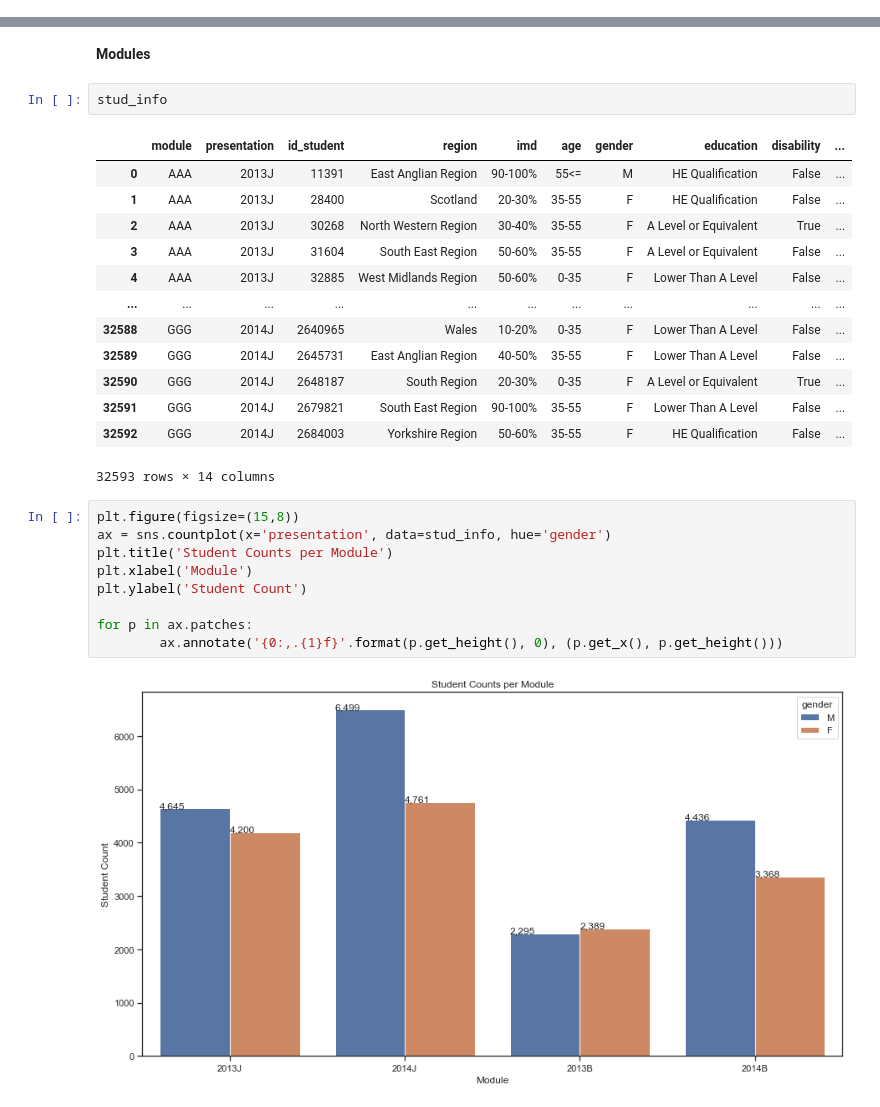
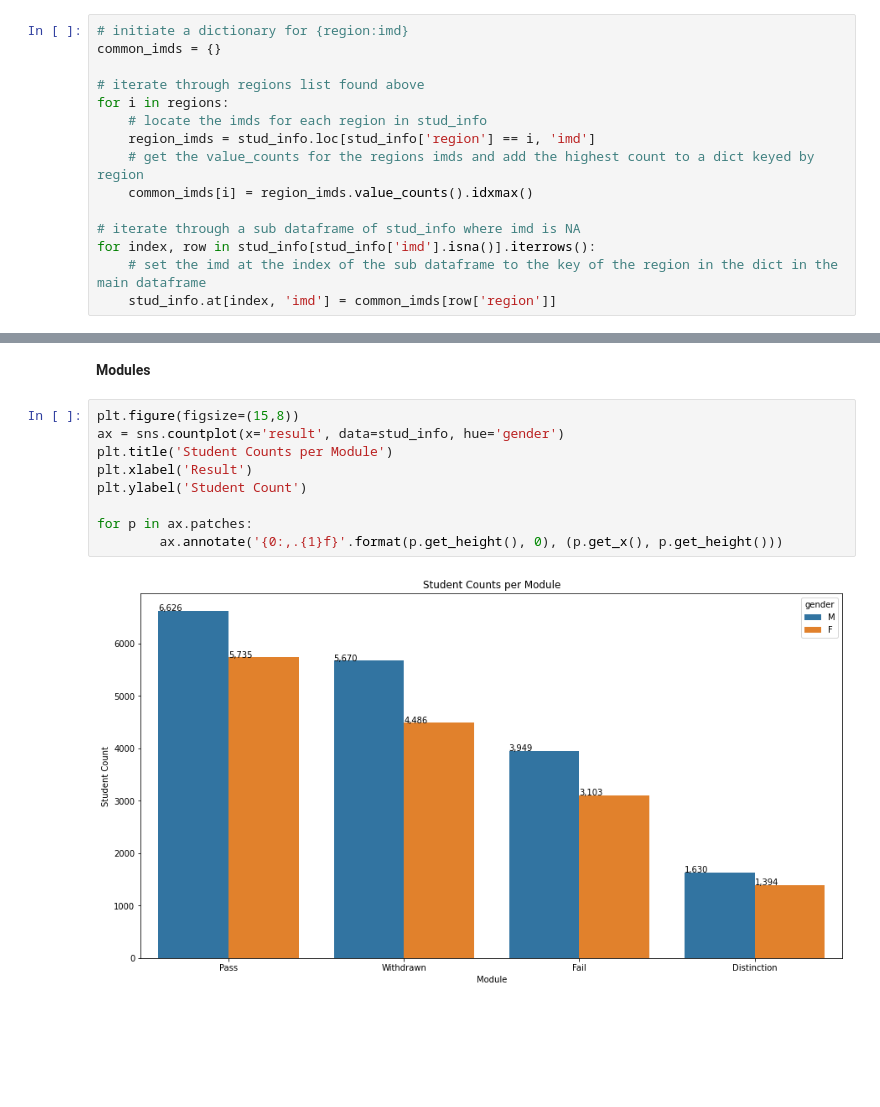
Before and after one commit to freyjagarner/Student-Data-Analysis, a Jupyter notebook: Capstone/Student_Info.ipynb, the cells around one changed output, grey strips where cells are left out. Cells and saved outputs as stored; diff of their text form; blank space fills up the shorter version.

Commit message:
Finish student info preliminary cleanup

```diff
--- a/Capstone/Student_Info.ipynb
+++ b/Capstone/Student_Info.ipynb
@@ -237,3 +257,18 @@ md(f'''
+# %%
+# initiate a dictionary for {region:imd}
+common_imds = {}
+
+# iterate through regions list found above
+for i in regions:
+    # locate the imds for each region in stud_info
+    region_imds = stud_info.loc[stud_info['region'] == i, 'imd']
+    # get the value_counts for the regions imds and add the highest count to a dict keyed by region
+    common_imds[i] = region_imds.value_counts().idxmax()
+
+# iterate through a sub dataframe of stud_info where imd is NA
+for index, row in stud_info[stud_info['imd'].isna()].iterrows():
+    # set the imd at the index of the sub dataframe to the key of the region in the dict in the main dataframe
+    stud_info.at[index, 'imd'] = common_imds[row['region']]
 # %% [markdown]
 **Duplicate Values**
 # %%
@@ -482,30 +507,14 @@ student_registration.loc[student_registration['date_unregistration'] > 269]
 * It seems to be just this one student is an outlier, but should not affect our overall analysis so we will leave this intact
 # %% [markdown]
 **Modules**
-# %%
-stud_info
-# %% [output]
-|  | module | presentation | id_student | region | imd | age | gender | education | disability | ... |
-| 0 | AAA | 2013J | 11391 | East Anglian Region | 90-100% | 55<= | M | HE Qualification | False | ... |
-| 1 | AAA | 2013J | 28400 | Scotland | 20-30% | 35-55 | F | HE Qualification | False | ... |
-| 2 | AAA | 2013J | 30268 | North Western Region | 30-40% | 35-55 | F | A Level or Equivalent | True | ... |
-| 3 | AAA | 2013J | 31604 | South East Region | 50-60% | 35-55 | F | A Level or Equivalent | False | ... |
-| 4 | AAA | 2013J | 32885 | West Midlands Region | 50-60% | 0-35 | F | Lower Than A Level | False | ... |
-| ... | ... | ... | ... | ... | ... | ... | ... | ... | ... | ... |
-| 32588 | GGG | 2014J | 2640965 | Wales | 10-20% | 0-35 | F | Lower Than A Level | False | ... |
-| 32589 | GGG | 2014J | 2645731 | East Anglian Region | 40-50% | 35-55 | F | Lower Than A Level | False | ... |
-| 32590 | GGG | 2014J | 2648187 | South Region | 20-30% | 0-35 | F | A Level or Equivalent | True | ... |
-| 32591 | GGG | 2014J | 2679821 | South East Region | 90-100% | 35-55 | F | Lower Than A Level | False | ... |
-| 32592 | GGG | 2014J | 2684003 | Yorkshire Region | 50-60% | 35-55 | F | HE Qualification | False | ... |
-32593 rows × 14 columns
 # %%
 plt.figure(figsize=(15,8))
-ax = sns.countplot(x='presentation', data=stud_info, hue='gender')
+ax = sns.countplot(x='result', data=stud_info, hue='gender')
 plt.title('Student Counts per Module')
-plt.xlabel('Module')
+plt.xlabel('Result')
 plt.ylabel('Student Count')
 
 for p in ax.patches:
         ax.annotate('{0:,.{1}f}'.format(p.get_height(), 0), (p.get_x(), p.get_height()))
 # %% [output]
-[figure, old version]
+[figure, new version]
```
Also changed, not shown: parts of 34 cells of this notebook, 1 other file.
